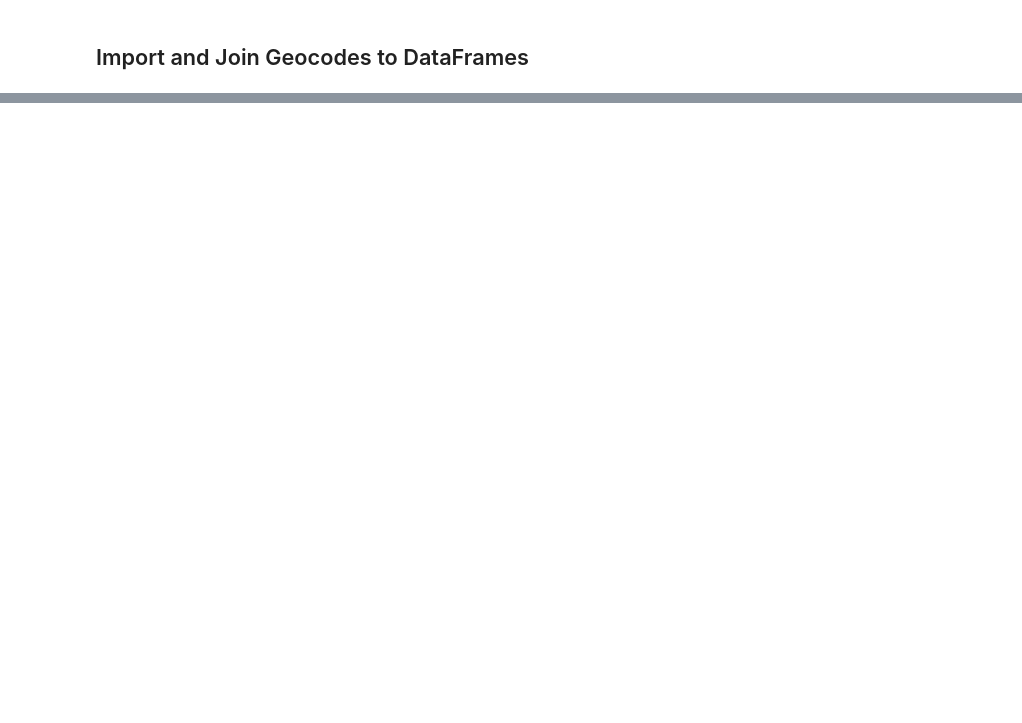
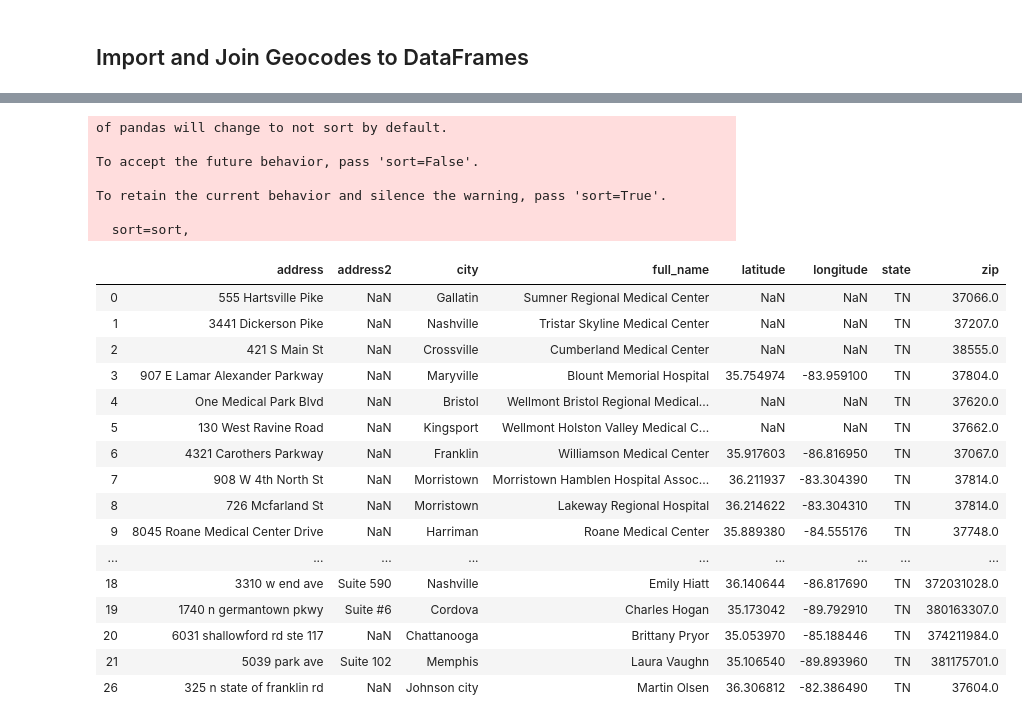
Before and after one commit to landrybutler/da2capstone, a Jupyter notebook: notebooks/01-setup_provider_dataframes.ipynb, the cells around one changed output, grey strips where cells are left out. Cells and saved outputs as stored; diff of their text form; code cells hidden in the pictures; blank space fills up the shorter version.

```diff
--- a/notebooks/01-setup_provider_dataframes.ipynb
+++ b/notebooks/01-setup_provider_dataframes.ipynb
@@ -416,0 +566,4 @@ result.to_csv('../data/clean/outpatient_geocoded_addresses.csv')
+# %%
+# drop duplicates
+tennessee_providers = result.drop_duplicates(keep=False)
+tennessee_providers
@@ -429 +589,36 @@ all_providers.dropna
+# %%
+# join temp dataframes so that all providers are in one geocoded file
+all_providers = outpatient_locations.append(tennessee_providers)
+
+# fix column names
+all_providers.columns = ['address', 'address2', 'city', 'city_y', 'full_name', 'latitude', 'longitude',
+           'state', 'state_y', 'zip', 'zip_y']
+# drop extra columns
+all_providers = all_providers.drop(['city_y', 'state_y', 'zip_y'], axis=1)
+all_providers.head(50)
+# %% [output]
+of pandas will change to not sort by default.
+
+To accept the future behavior, pass 'sort=False'.
+
+To retain the current behavior and silence the warning, pass 'sort=True'.
+
+  sort=sort,
+|  | address | address2 | city | full_name | latitude | longitude | state | zip |
+| 0 | 555 Hartsville Pike | NaN | Gallatin | Sumner Regional Medical Center | NaN | NaN | TN | 37066.0 |
+| 1 | 3441 Dickerson Pike | NaN | Nashville | Tristar Skyline Medical Center | NaN | NaN | TN | 37207.0 |
+| 2 | 421 S Main St | NaN | Crossville | Cumberland Medical Center | NaN | NaN | TN | 38555.0 |
+| 3 | 907 E Lamar Alexander Parkway | NaN | Maryville | Blount Memorial Hospital | 35.754974 | -83.959100 | TN | 37804.0 |
+| 4 | One Medical Park Blvd | NaN | Bristol | Wellmont Bristol Regional Medical... | NaN | NaN | TN | 37620.0 |
+| 5 | 130 West Ravine Road | NaN | Kingsport | Wellmont Holston Valley Medical C... | NaN | NaN | TN | 37662.0 |
+| 6 | 4321 Carothers Parkway | NaN | Franklin | Williamson Medical Center | 35.917603 | -86.816950 | TN | 37067.0 |
+| 7 | 908 W 4th North St | NaN | Morristown | Morristown Hamblen Hospital Assoc... | 36.211937 | -83.304390 | TN | 37814.0 |
+| 8 | 726 Mcfarland St | NaN | Morristown | Lakeway Regional Hospital | 36.214622 | -83.304310 | TN | 37814.0 |
+| 9 | 8045 Roane Medical Center Drive | NaN | Harriman | Roane Medical Center | 35.889380 | -84.555176 | TN | 37748.0 |
+| ... | ... | ... | ... | ... | ... | ... | ... | ... |
+| 18 | 3310 w end ave | Suite 590 | Nashville | Emily Hiatt | 36.140644 | -86.817690 | TN | 372031028.0 |
+| 19 | 1740 n germantown pkwy | Suite #6 | Cordova | Charles Hogan | 35.173042 | -89.792910 | TN | 380163307.0 |
+| 20 | 6031 shallowford rd ste 117 | NaN | Chattanooga | Brittany Pryor | 35.053970 | -85.188446 | TN | 374211984.0 |
+| 21 | 5039 park ave | Suite 102 | Memphis | Laura Vaughn | 35.106540 | -89.893960 | TN | 381175701.0 |
+| 26 | 325 n state of franklin rd | NaN | Johnson city | Martin Olsen | 36.306812 | -82.386490 | TN | 37604.0 |
 # %%
```
Also changed, not shown: parts of 34 cells of this notebook, 2 other files.
